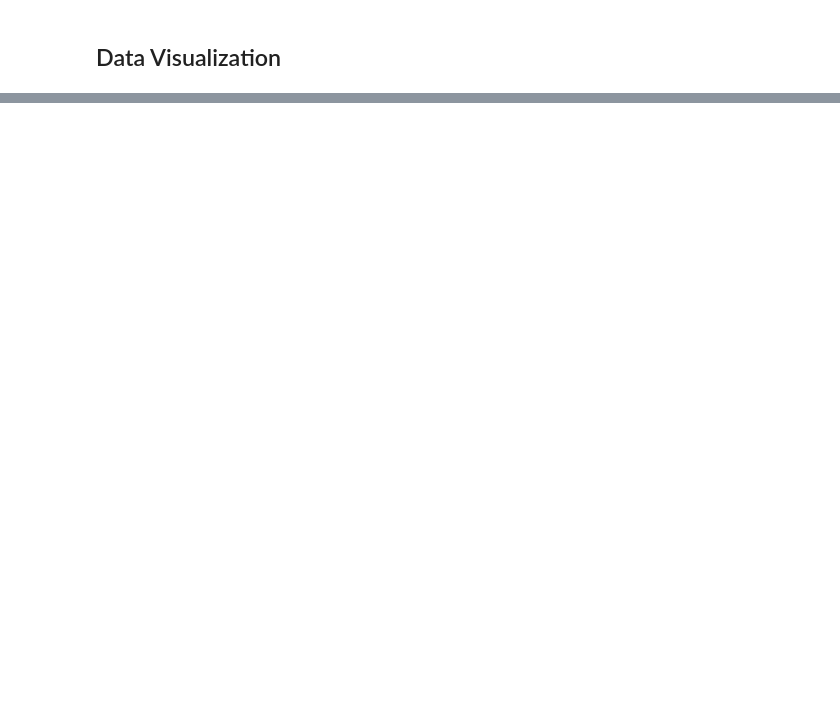
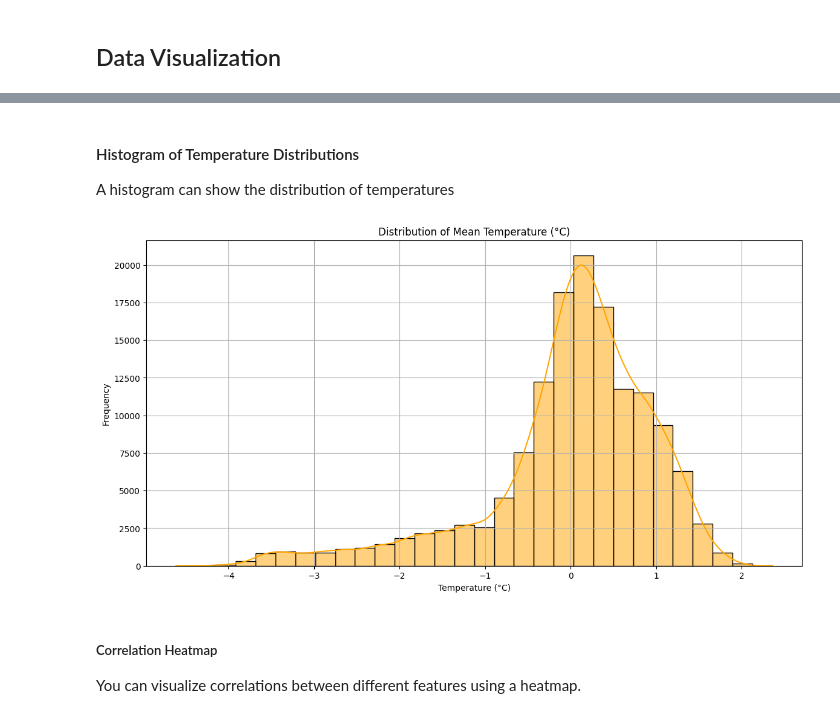
Before and after one commit to IT21271182/Deep-Learning-Project, a Jupyter notebook: IT21271182.ipynb, the cells around one changed output, grey strips where cells are left out. Drawn from its saved outputs; the diff is of its cells as text; code cells hidden in the pictures; blank space fills up the shorter version.

```diff
--- a/IT21271182.ipynb
+++ b/IT21271182.ipynb
@@ -93,0 +84,11 @@ weather_data['year'] = weather_data['date'].dt.year
+# %%
+# Columns to drop that are irrelevant for training
+columns_to_drop = [
+    'location_id', 'weather_code (wmo code)', 'latitude', 'longitude',
+    'elevation', 'utc_offset_seconds', 'timezone_abbreviation',
+    'city_name', 'sunrise', 'sunset', 'daylight_duration (s)',
+    'sunshine_duration (s)', 'precipitation_sum (mm)', 'precipitation_hours (h)'
+]
+
+# Drop the unwanted columns
+merged_data = merged_data.drop(columns=columns_to_drop)
@@ -144 +187,17 @@ Visualize relationships between variables to understand which ones influence tem
+# %% [markdown]
+#### Histogram of Temperature Distributions
+A histogram can show the distribution of temperatures
+# %%
+plt.figure(figsize=(14, 7))
+sns.histplot(merged_data['temperature_2m_mean (°C)'], bins=30, kde=True, color='orange')
+plt.title('Distribution of Mean Temperature (°C)')
+plt.xlabel('Temperature (°C)')
+plt.ylabel('Frequency')
+plt.grid()
+plt.show()
+# %% [output]
+[figure, added]
+# %% [markdown]
+##### Correlation Heatmap
+You can visualize correlations between different features using a heatmap.
 # %%
```
Also changed, not shown: parts of 26 cells of this notebook.
